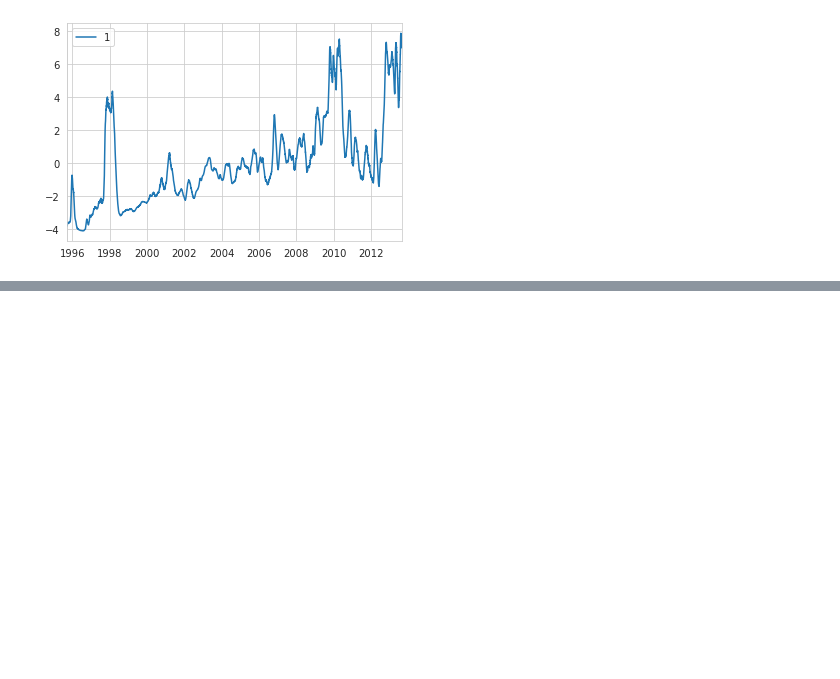
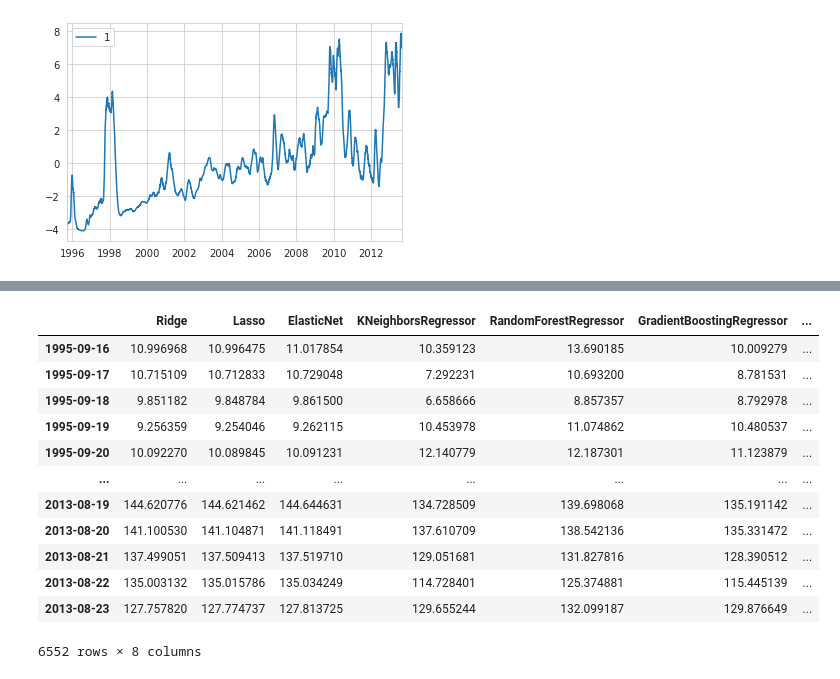
Before and after one commit to productos-de-datos/proyecto-albetancurqu42, a Jupyter notebook: notebooks/explora_variables.ipynb, the cells around one changed output, grey strips where cells are left out. Drawn from its saved outputs; the diff is of its cells as text; code cells hidden in the pictures; blank space fills up the shorter version.

```diff
--- a/notebooks/explora_variables.ipynb
+++ b/notebooks/explora_variables.ipynb
@@ -203,0 +359,16 @@ X_train_pipeline.iloc[:, [0]].plot()
+# %%
+df_y_train_predict
+# %% [output]
+|  | Ridge | Lasso | ElasticNet | KNeighborsRegressor | RandomForestRegressor | GradientBoostingRegressor | ... |
+| 1995-09-16 | 10.996968 | 10.996475 | 11.017854 | 10.359123 | 13.690185 | 10.009279 | ... |
+| 1995-09-17 | 10.715109 | 10.712833 | 10.729048 | 7.292231 | 10.693200 | 8.781531 | ... |
+| 1995-09-18 | 9.851182 | 9.848784 | 9.861500 | 6.658666 | 8.857357 | 8.792978 | ... |
+| 1995-09-19 | 9.256359 | 9.254046 | 9.262115 | 10.453978 | 11.074862 | 10.480537 | ... |
+| 1995-09-20 | 10.092270 | 10.089845 | 10.091231 | 12.140779 | 12.187301 | 11.123879 | ... |
+| ... | ... | ... | ... | ... | ... | ... | ... |
+| 2013-08-19 | 144.620776 | 144.621462 | 144.644631 | 134.728509 | 139.698068 | 135.191142 | ... |
+| 2013-08-20 | 141.100530 | 141.104871 | 141.118491 | 137.610709 | 138.542136 | 135.331472 | ... |
+| 2013-08-21 | 137.499051 | 137.509413 | 137.519710 | 129.051681 | 131.827816 | 128.390512 | ... |
+| 2013-08-22 | 135.003132 | 135.015786 | 135.034249 | 114.728401 | 125.374881 | 115.445139 | ... |
+| 2013-08-23 | 127.757820 | 127.774737 | 127.813725 | 129.655244 | 132.099187 | 129.876649 | ... |
+6552 rows × 8 columns
```
Also changed, not shown: parts of 7 cells of this notebook, 10 other files.
